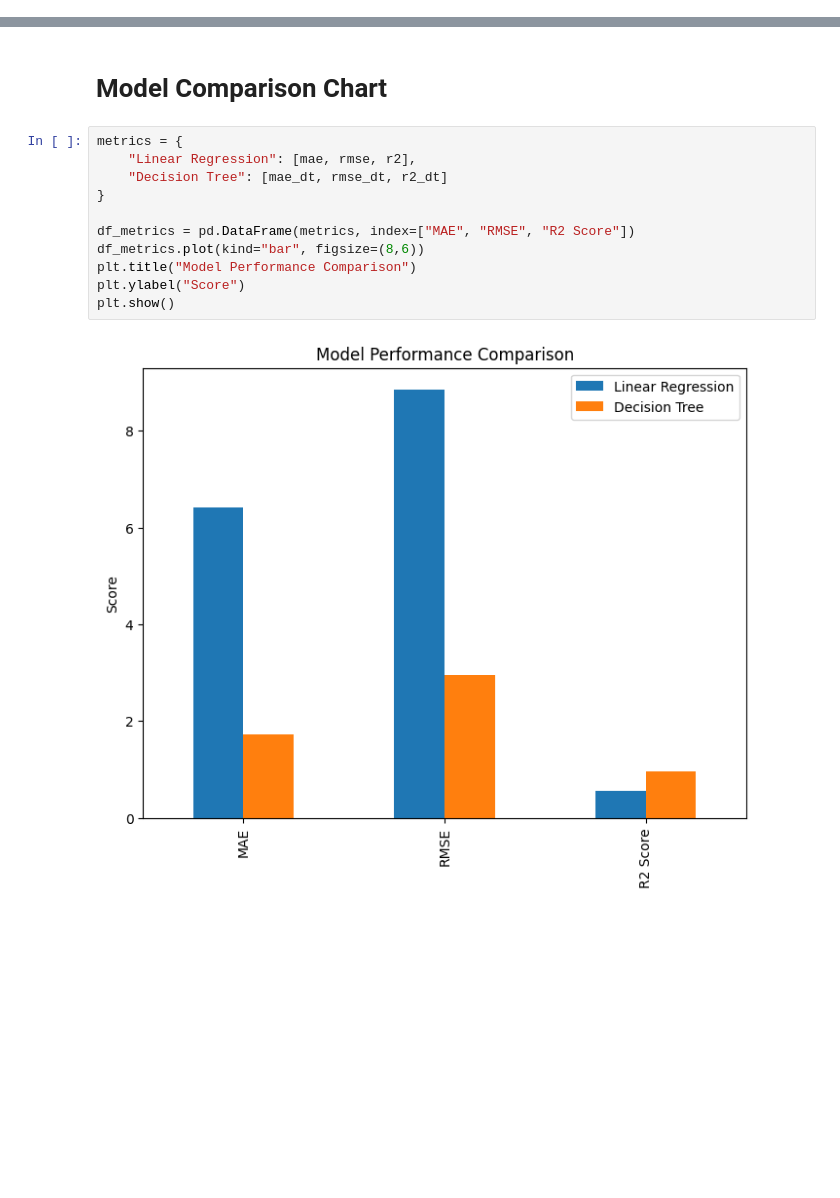
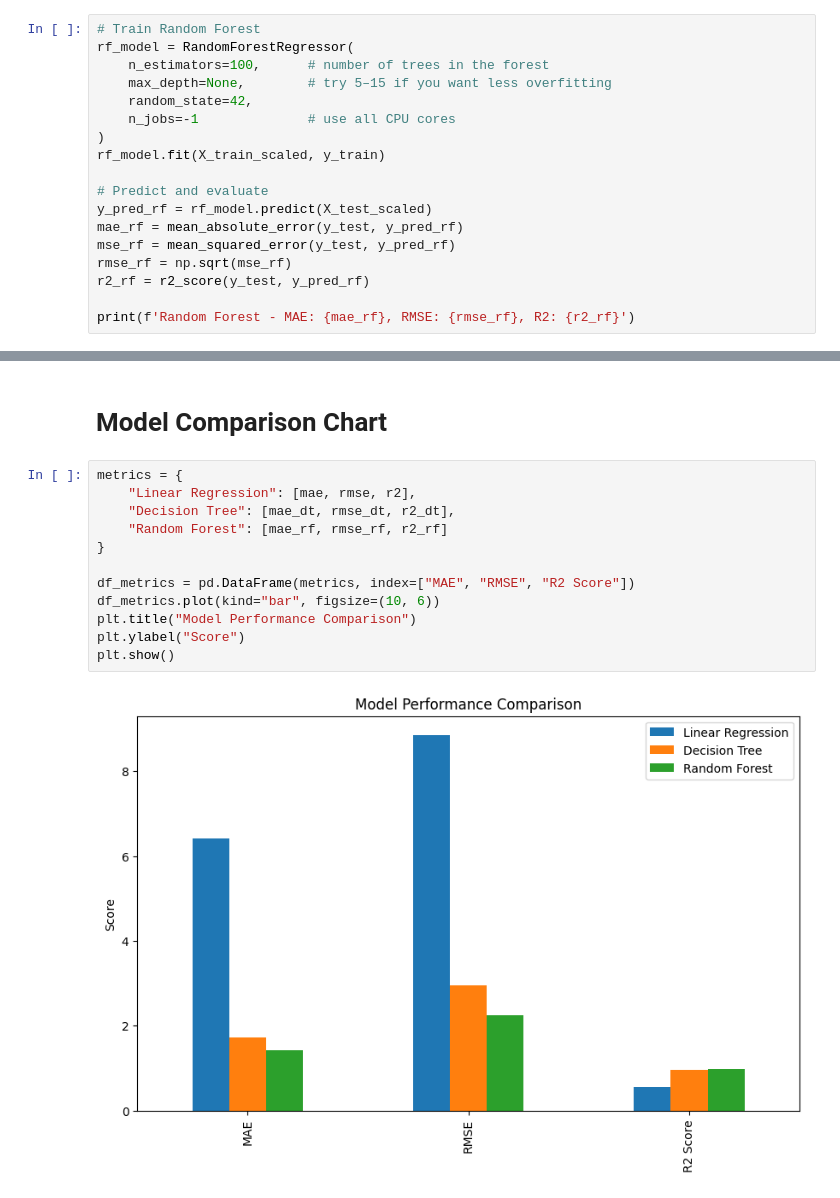
Before and after one commit to KuNaL8103/Thermoelectric-Properties-Prediction, a Jupyter notebook: Predicting_Thermoelectric_Properties_using_ML.ipynb, the cells around one changed output, grey strips where cells are left out. Saved outputs shown, nothing was run; the diff lists cells and outputs as text; blank space fills up the shorter version.

```diff
--- a/Predicting_Thermoelectric_Properties_using_ML.ipynb
+++ b/Predicting_Thermoelectric_Properties_using_ML.ipynb
@@ -116,3 +117,21 @@ r2_dt = r2_score(y_test, y_pred_dt)
 print(f'Decision Tree Regression - MAE: {mae_dt}, RMSE: {rmse_dt}, R2: {r2_dt}')
 # %% [output]
 Decision Tree Regression - MAE: 1.7265822784810132, RMSE: 2.9593447786608684, R2: 0.9493701482798503
+# %%
+# Train Random Forest
+rf_model = RandomForestRegressor(
+    n_estimators=100,      # number of trees in the forest
+    max_depth=None,        # try 5–15 if you want less overfitting
+    random_state=42,
+    n_jobs=-1              # use all CPU cores
+)
+rf_model.fit(X_train_scaled, y_train)
+
+# Predict and evaluate
+y_pred_rf = rf_model.predict(X_test_scaled)
+mae_rf = mean_absolute_error(y_test, y_pred_rf)
+mse_rf = mean_squared_error(y_test, y_pred_rf)
+rmse_rf = np.sqrt(mse_rf)
+r2_rf = r2_score(y_test, y_pred_rf)
+
+print(f'Random Forest - MAE: {mae_rf}, RMSE: {rmse_rf}, R2: {r2_rf}')
@@ -174,13 +211,14 @@ Decision Tree CV R2: 0.9134935630975184
 # %%
 metrics = {
     "Linear Regression": [mae, rmse, r2],
-    "Decision Tree": [mae_dt, rmse_dt, r2_dt]
+    "Decision Tree": [mae_dt, rmse_dt, r2_dt],
+    "Random Forest": [mae_rf, rmse_rf, r2_rf]
 }
 
 df_metrics = pd.DataFrame(metrics, index=["MAE", "RMSE", "R2 Score"])
-df_metrics.plot(kind="bar", figsize=(8,6))
+df_metrics.plot(kind="bar", figsize=(10, 6))
 plt.title("Model Performance Comparison")
 plt.ylabel("Score")
 plt.show()
 # %% [output]
-[figure, old version]
+[figure, new version]
```
Also changed, not shown: parts of 8 cells of this notebook.
